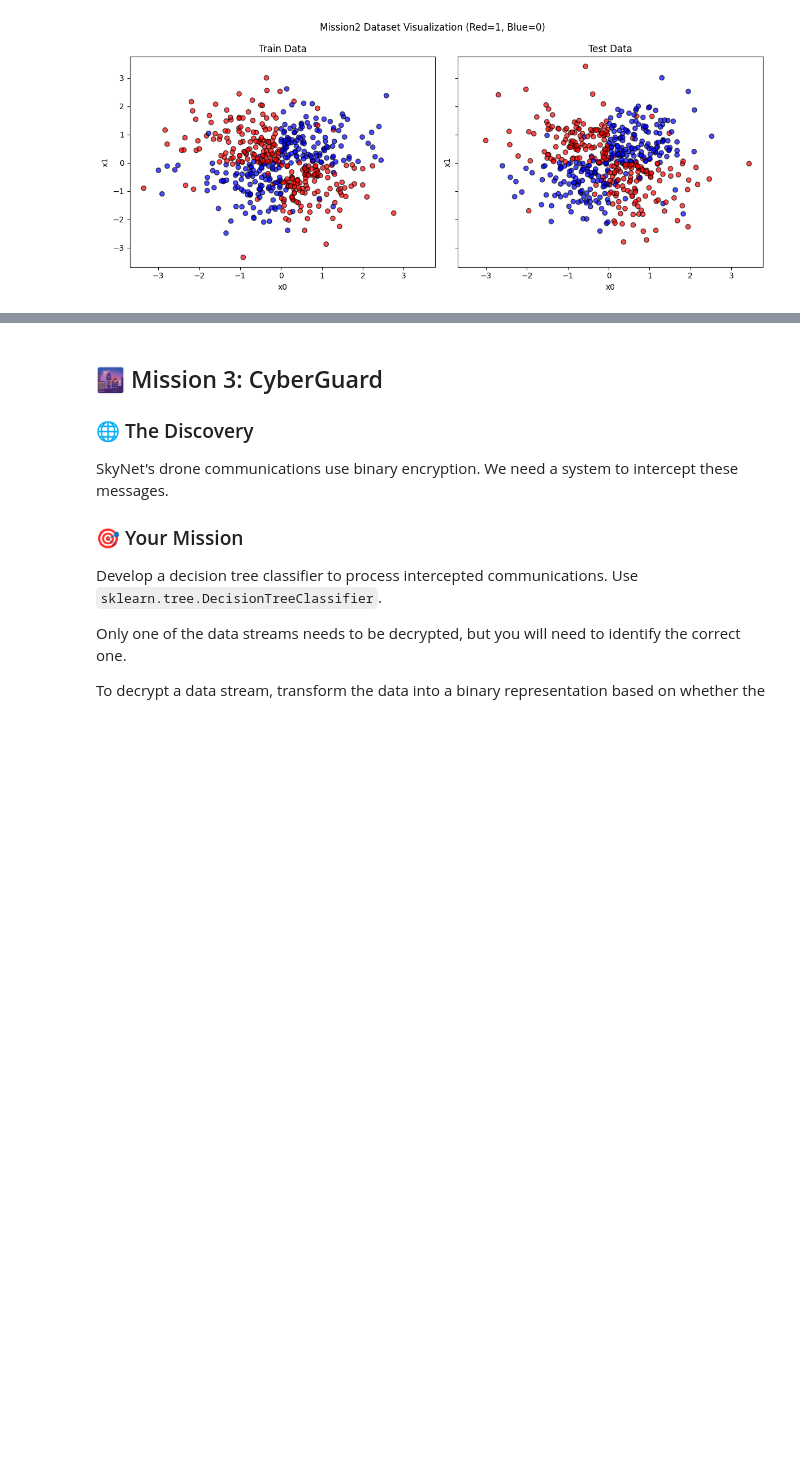
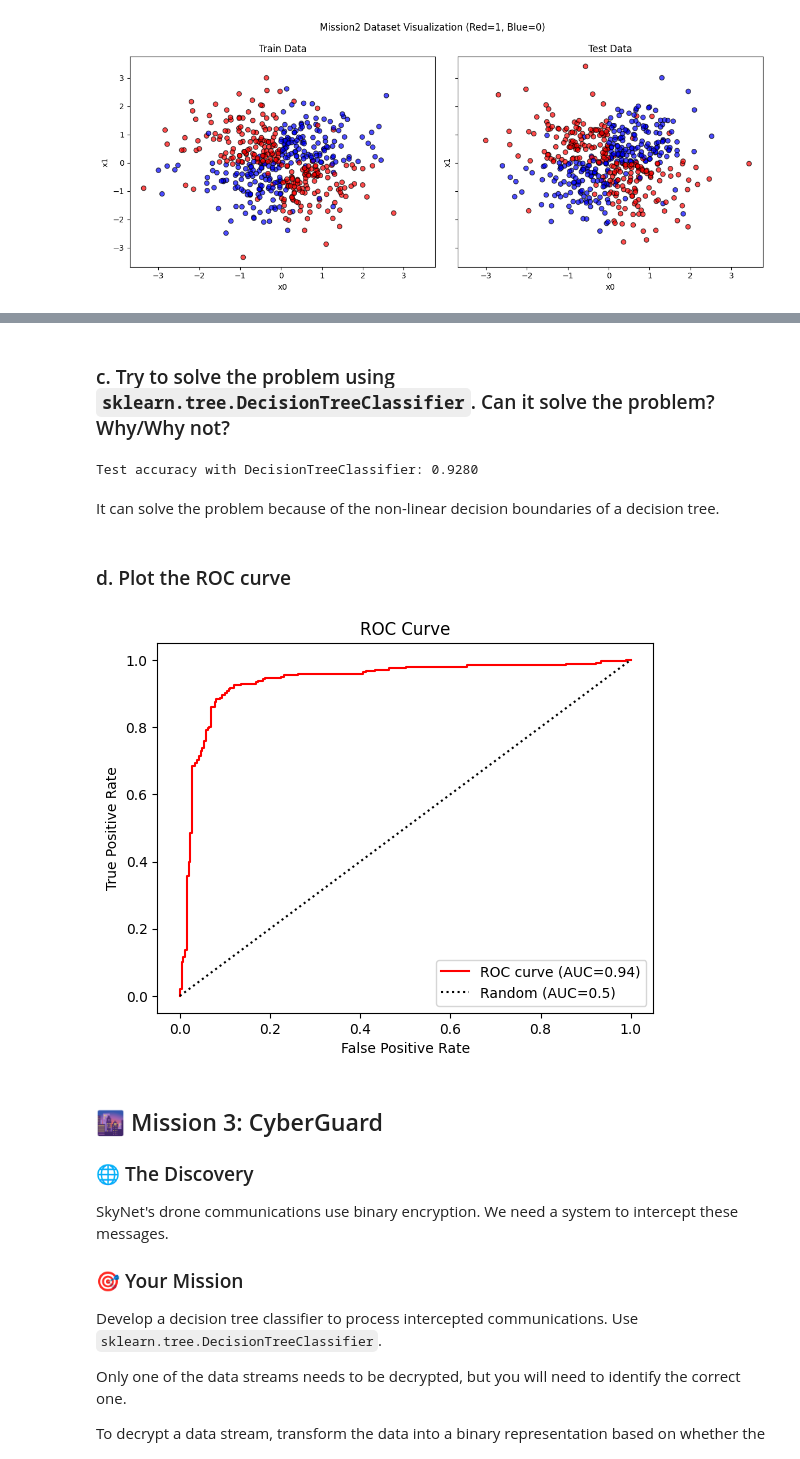
Before and after one commit to elibir/tdt4172-assignment1, a Jupyter notebook: Chapter_1.ipynb, the cells around one changed output, grey strips where cells are left out. Saved outputs shown, nothing was run; the diff lists cells and outputs as text; code cells hidden in the pictures; blank space fills up the shorter version.

```diff
--- a/Chapter_1.ipynb
+++ b/Chapter_1.ipynb
@@ -222,6 +224,6 @@ We've intercepted two types of signals that may determine SkyNet's next moves.
 ---
 # %%
 data = pd.read_csv('mission2.csv')
-train = data[data['split'] == 'train']
-test = data[data['split'] == 'test']
+train = data[data['split'] == 'train'].copy()
+test = data[data['split'] == 'test'].copy()
 # %%
@@ -239,12 +241,6 @@ Test accuracy: 0.4900
 # %% [markdown]
 ### Visualize data
 # %%
-
-
-# Load data
-data = pd.read_csv("mission2.csv")
-train = data[data["split"] == "train"]
-test = data[data["split"] == "test"]
 
 # Plot
 fig, axes = plt.subplots(1, 2, figsize=(12, 5), sharex=True, sharey=True)
@@ -268,0 +267,8 @@ plt.show()
+# %%
+train["x0*x1"] = train["x0"] * train["x1"]
+test["x0*x1"] = test["x0"] * test["x1"]
+
+logr.fit(train[["x0", "x1", "x0*x1"]], train["y"])
+predictions = logr.predict_classes(test[["x0", "x1", "x0*x1"]])
+accuracy = (predictions == test["y"]).mean()
+print(f"Test accuracy with new feature {accuracy:.4f}")
@@ -269,3 +299,39 @@ plt.show()
+# %% [markdown]
+   ### c. Try to solve the problem using `sklearn.tree.DecisionTreeClassifier`. Can it solve the problem? Why/Why not?
+# %%
+from sklearn.tree import DecisionTreeClassifier
+
+dtc = DecisionTreeClassifier(max_depth=3)
+dtc.fit(train[["x0", "x1"]], train["y"])
+predictions = dtc.predict(test[["x0", "x1"]])
+accuracy = (predictions == test["y"]).mean()
+print(f"Test accuracy with DecisionTreeClassifier: {accuracy:.4f}")
+# %% [output]
+Test accuracy with DecisionTreeClassifier: 0.9280
+# %% [markdown]
+It can solve the problem because of the non-linear decision boundaries of a decision tree.
+# %% [markdown]
+   ### d. Plot the ROC curve
+# %%
+from sklearn import metrics
+
+y_probs = logr.predict(test[["x0", "x1", "x0*x1"]])
+y_true = test["y"]
+
+# ROC curve and AUC
+fpr, tpr, thresholds = metrics.roc_curve(y_true, y_probs, pos_label=1)
+auc = round(metrics.roc_auc_score(y_true, y_probs), 2)
+
+# Plot
+plt.plot(fpr, tpr, label=f"ROC curve (AUC={auc})", c="red")
+plt.plot([0,1], [0,1], c="black", ls="dotted", label="Random (AUC=0.5)")
+plt.xlabel("False Positive Rate")
+plt.ylabel("True Positive Rate")
+plt.title("ROC Curve")
+plt.legend()
+plt.show()
+# %% [output]
+[figure, added]
 # %% [markdown]
 ## 🌆 Mission 3: CyberGuard
 
```
Also changed, not shown: parts of 18 cells of this notebook.
